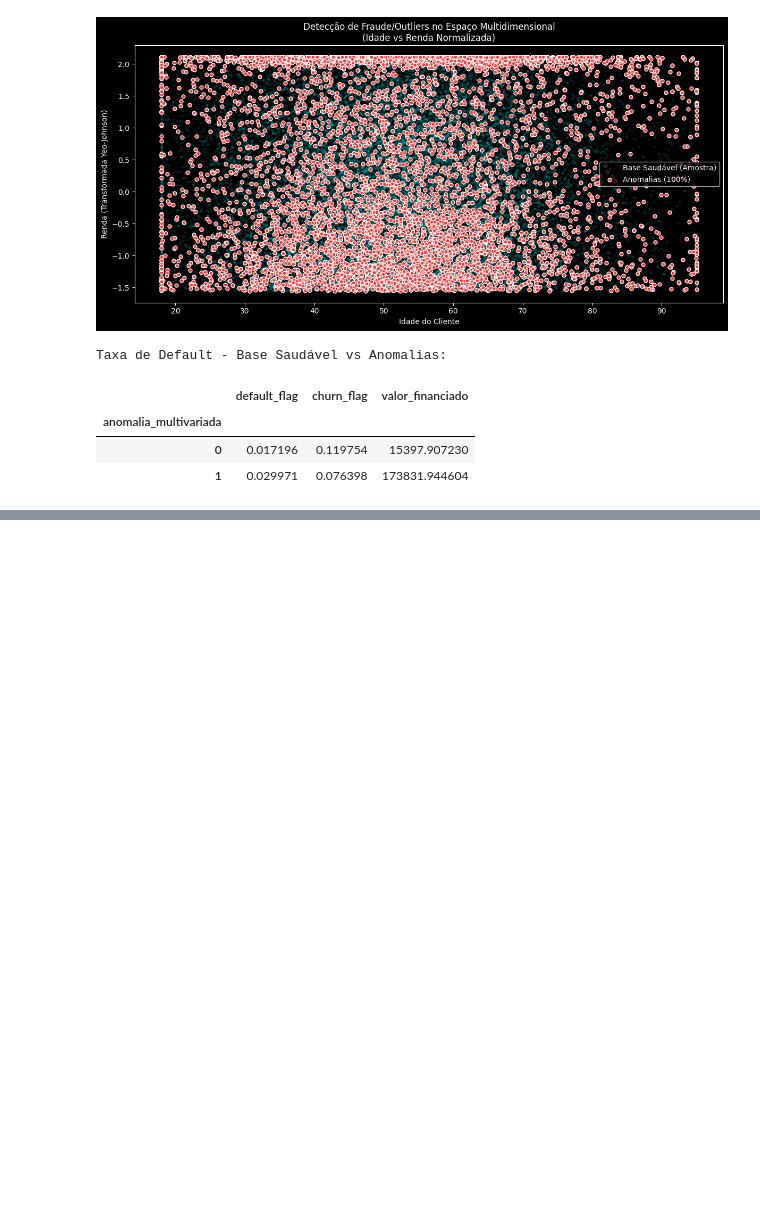
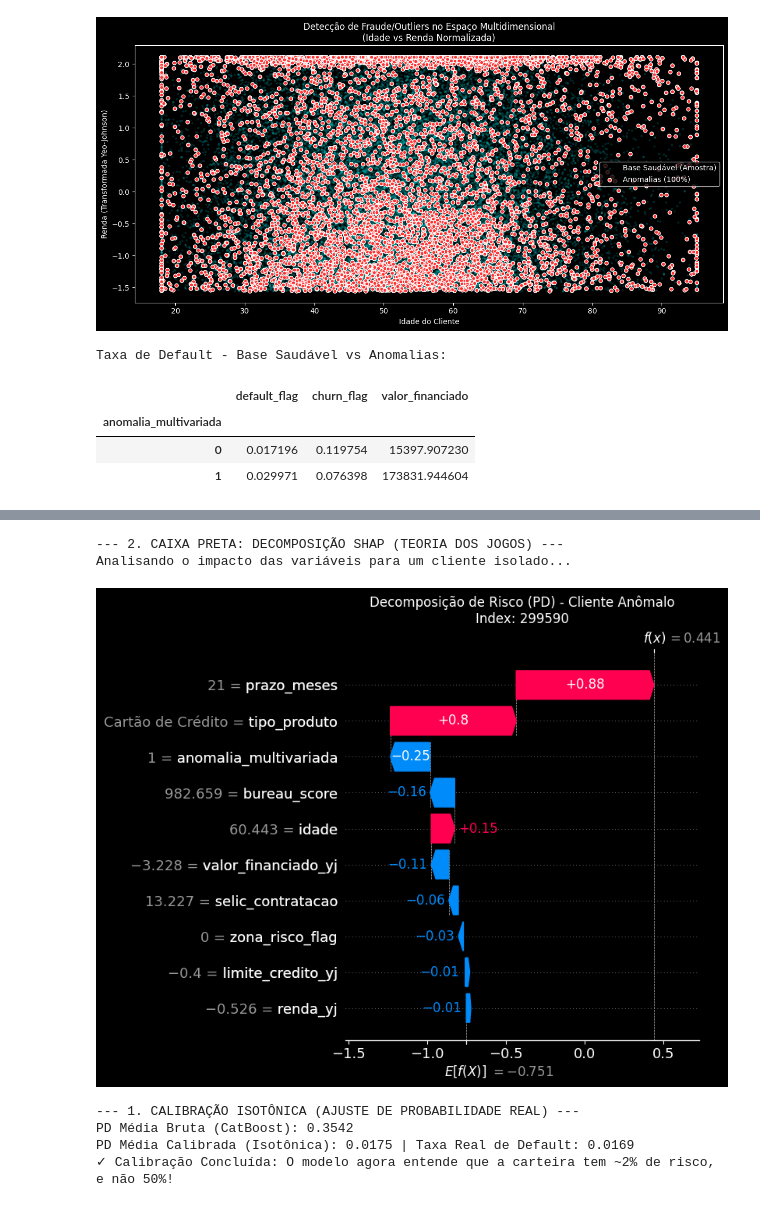
Before and after one commit to engineer-inks/ifrs9-financial-computer-ai, a Jupyter notebook: notebooks/01_estudo_clusters_portfolio.ipynb, the cells around one changed output, grey strips where cells are left out. Cells and saved outputs as stored; diff of their text form; code cells hidden in the pictures; blank space fills up the shorter version.

```diff
--- a/notebooks/01_estudo_clusters_portfolio.ipynb
+++ b/notebooks/01_estudo_clusters_portfolio.ipynb
@@ -345,0 +537,50 @@ Taxa de Default - Base Saudável vs Anomalias:
+# %%
+print("\n--- 2. CAIXA PRETA: DECOMPOSIÇÃO SHAP (TEORIA DOS JOGOS) ---")
+print("Analisando o impacto das variáveis para um cliente isolado...")
+
+# Inicializando o explicador SHAP no nosso CatBoost
+explainer = shap.TreeExplainer(model)
+
+# Vamos pegar um cliente de Teste que nós sabemos que o Radar de Anomalia marcou como "1"
+indice_anomalia = X_test[X_test['anomalia_multivariada'] == 1].index[0]
+cliente_alvo = X_test.loc[[indice_anomalia]]
+
+# Calculando os valores SHAP apenas para este cliente
+shap_values = explainer(cliente_alvo)
+
+# Plotando o Waterfall (Cascata) de Risco
+plt.figure(figsize=(10, 6))
+shap.plots.waterfall(shap_values[0], max_display=10, show=False)
+plt.title(f"Decomposição de Risco (PD) - Cliente Anômalo\nIndex: {indice_anomalia}")
+plt.tight_layout()
+plt.show()
+# %% [output]
+--- 2. CAIXA PRETA: DECOMPOSIÇÃO SHAP (TEORIA DOS JOGOS) ---
+Analisando o impacto das variáveis para um cliente isolado...
+[figure, added]
+# %%
+print("--- 1. CALIBRAÇÃO ISOTÔNICA (AJUSTE DE PROBABILIDADE REAL) ---")
+
+# Para calibrar corretamente, precisamos das probabilidades previstas na base de TREINO
+y_train_proba = model.predict_proba(X_train)[:, 1]
+
+# Treinando o Calibrador Isotônico (Ele aprende os "degraus" da distorção)
+iso_reg = IsotonicRegression(out_of_bounds='clip')
+iso_reg.fit(y_train_proba, y_train)
+
+# Aplicando a cura nas probabilidades do nosso modelo de Teste
+pd_calibrada = iso_reg.transform(y_pred_proba)
+
+# Injetando os resultados no DataFrame de Teste para o Backtesting
+test_df_results = test_df.copy()
+test_df_results['pd_bruta_catboost'] = y_pred_proba
+test_df_results['pd_calibrada_real'] = pd_calibrada
+
+print(f"PD Média Bruta (CatBoost): {y_pred_proba.mean():.4f}")
+print(f"PD Média Calibrada (Isotônica): {pd_calibrada.mean():.4f} | Taxa Real de Default: {y_test.mean():.4f}")
+print("✓ Calibração Concluída: O modelo agora entende que a carteira tem ~2% de risco, e não 50%!")
+# %% [output]
+--- 1. CALIBRAÇÃO ISOTÔNICA (AJUSTE DE PROBABILIDADE REAL) ---
+PD Média Bruta (CatBoost): 0.3542
+PD Média Calibrada (Isotônica): 0.0175 | Taxa Real de Default: 0.0169
+✓ Calibração Concluída: O modelo agora entende que a carteira tem ~2% de risco, e não 50%!
```
Also changed, not shown: parts of 10 cells of this notebook, 2 other files.
